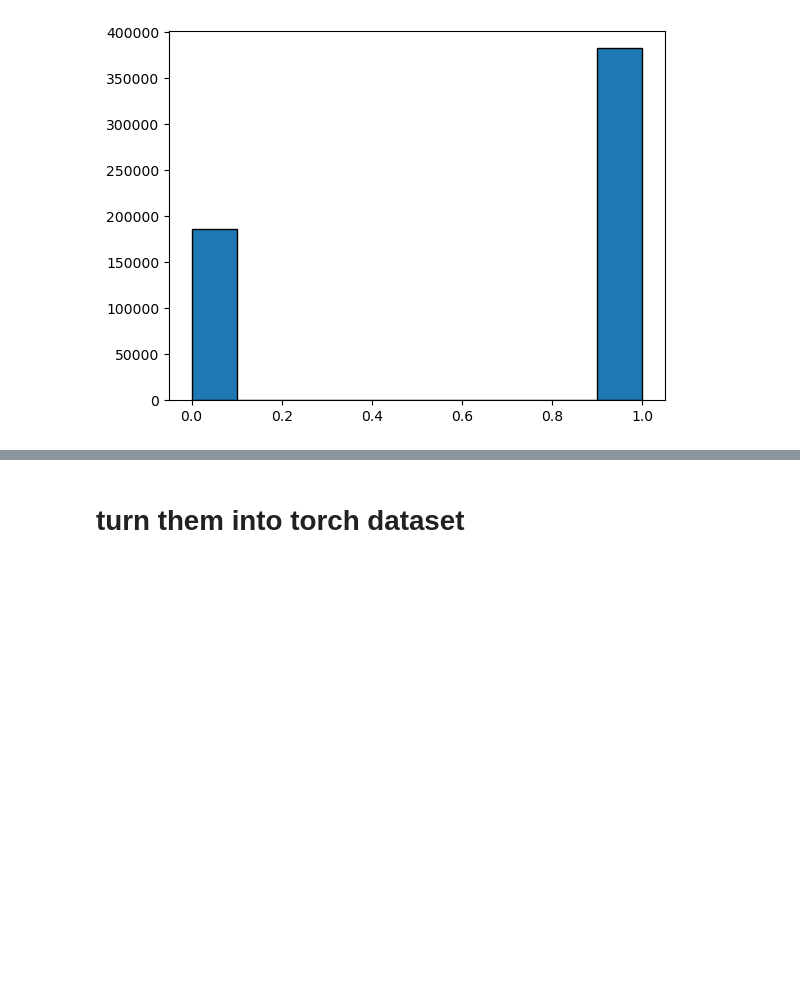
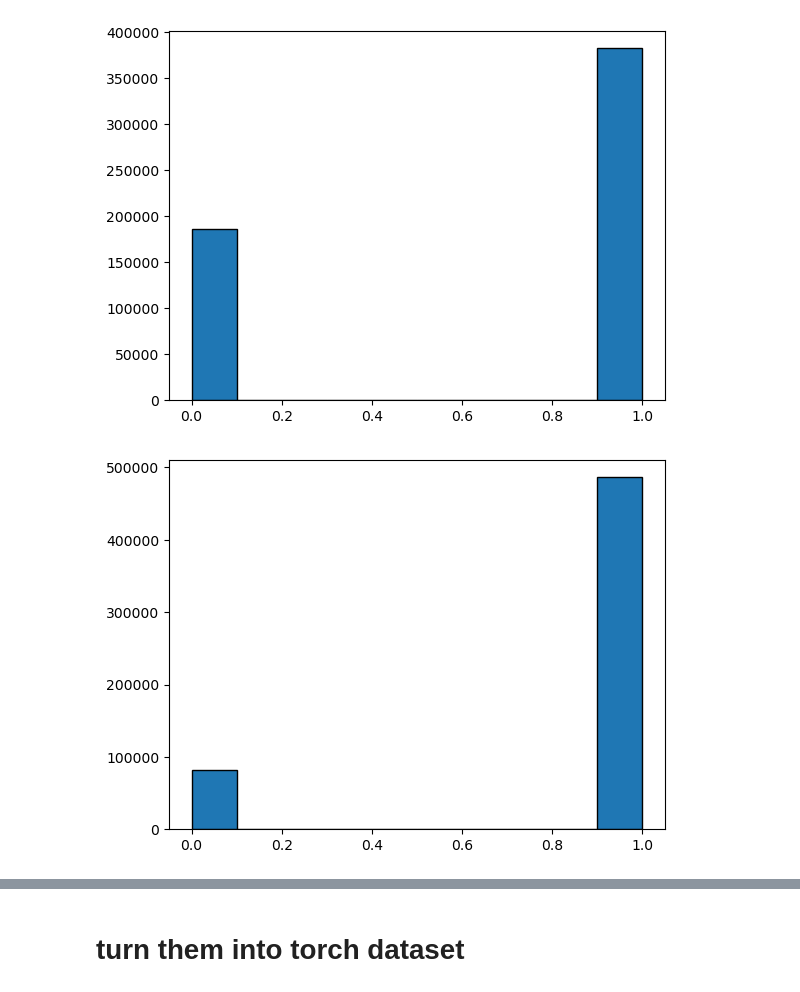
Before and after one commit to nebyu08/tiny_recommendation, a Jupyter notebook: jupyter_notes/good-amazon-ds.ipynb, the cells around one changed output, grey strips where cells are left out. Saved outputs shown, nothing was run; the diff lists cells and outputs as text; code cells hidden in the pictures; blank space fills up the shorter version.

```diff
--- a/jupyter_notes/good-amazon-ds.ipynb
+++ b/jupyter_notes/good-amazon-ds.ipynb
@@ -304,3 +306,8 @@ plt.hist(clean_data['hour'],edgecolor='black')
 plt.show()
 # %% [output]
 [figure]
+# %%
+plt.hist(clean_data['Recomended'],edgecolor="black")
+plt.show()
+# %% [output]
+[figure, added]
```
Also changed, not shown: parts of 19 cells of this notebook, 2 other files.
